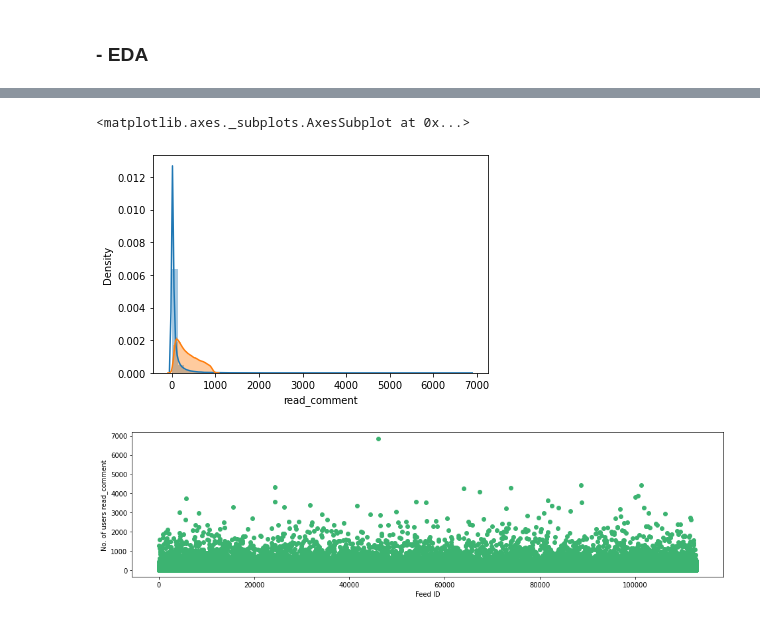
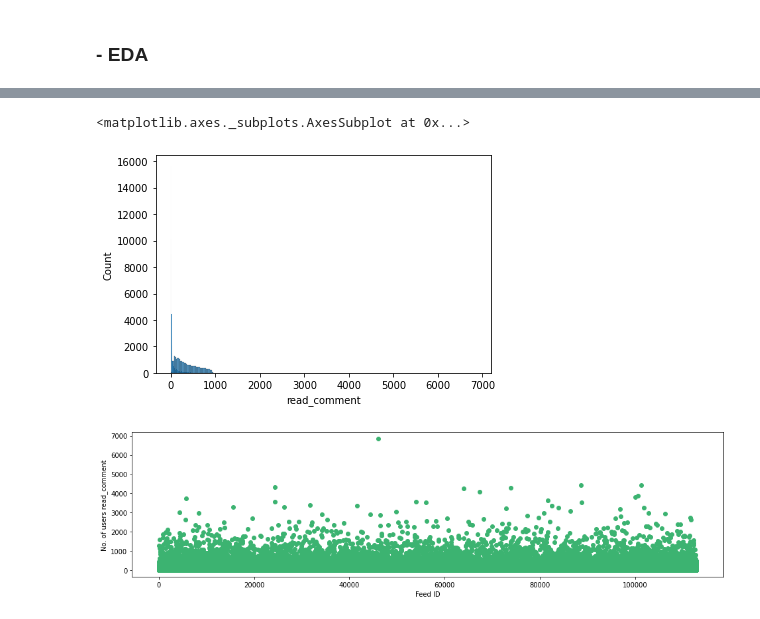
Before and after one commit to freedomszeto/WeChatCompetition_2021, a Jupyter notebook: WeChat_Data_competition_Freedom.ipynb, the cells around one changed output, grey strips where cells are left out. Cells and saved outputs as stored; diff of their text form; code cells hidden in the pictures.

```diff
--- a/WeChat_Data_competition_Freedom.ipynb
+++ b/WeChat_Data_competition_Freedom.ipynb
@@ -288,12 +308,12 @@ import seaborn as sns
 import matplotlib.pyplot as plt
 # %%
 # print('-'*20+' read_comment no. of users by feed '+'-'*20)
-sns.distplot(no_user_read_comment)
+sns.histplot(no_user_read_comment)
 # print('-'*20+' read_comment no. of feeds by user '+'-'*20)
-sns.distplot(no_feed_read_comment)
+sns.histplot(no_feed_read_comment)
 # %% [output]
 <matplotlib.axes._subplots.AxesSubplot at 0x...>
-[figure, old version]
+[figure, new version]
 # %%
 #Let’s visualize the number of users who read_comment.
 f,ax = plt.subplots(1,1,figsize=(16,4))
```
Also changed, not shown: parts of 27 cells of this notebook.
